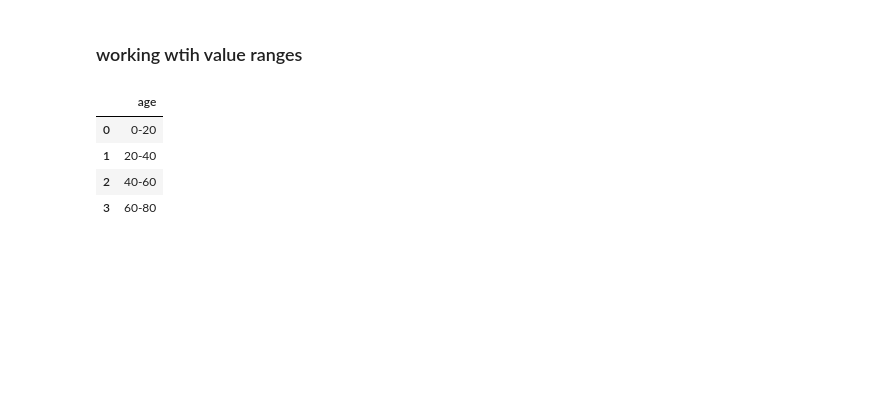
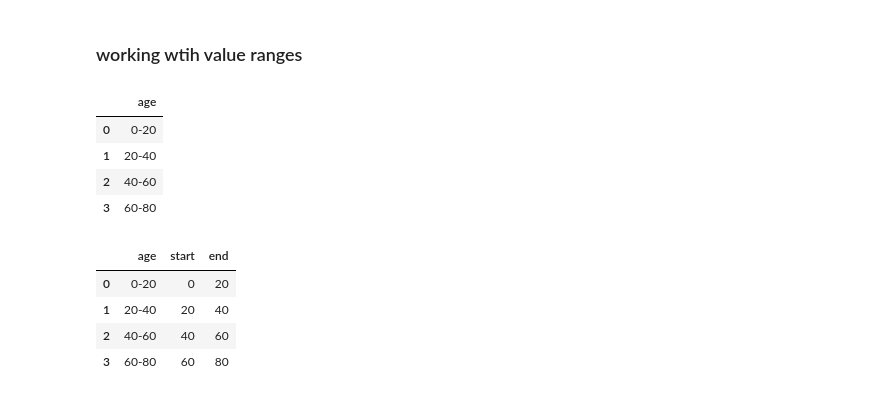
Before and after one commit to davideliason/DM4BA_Personal_Practice, a Jupyter notebook: Flights_DA_EDA.ipynb, the cells around one changed output. Drawn from its saved outputs; the diff is of its cells as text; code cells hidden in the pictures; blank space fills up the shorter version.

Commit message:
use a lambda function to split the column using the - delimiter

```diff
--- a/Flights_DA_EDA.ipynb
+++ b/Flights_DA_EDA.ipynb
@@ -260,3 +260,14 @@ dummy_df_age.head()
 | 1 | 20-40 |
 | 2 | 40-60 |
 | 3 | 60-80 |
+# %%
+
+dummy_df_age['start'], dummy_df_age['end'] = zip(*dummy_df_age['age'].map(lambda x: x.split('-')))
+
+dummy_df_age.head()
+# %% [output]
+|  | age | start | end |
+| 0 | 0-20 | 0 | 20 |
+| 1 | 20-40 | 20 | 40 |
+| 2 | 40-60 | 40 | 60 |
+| 3 | 60-80 | 60 | 80 |
```
